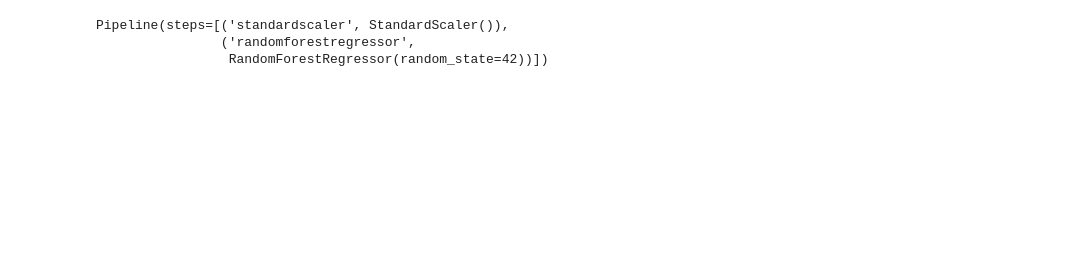
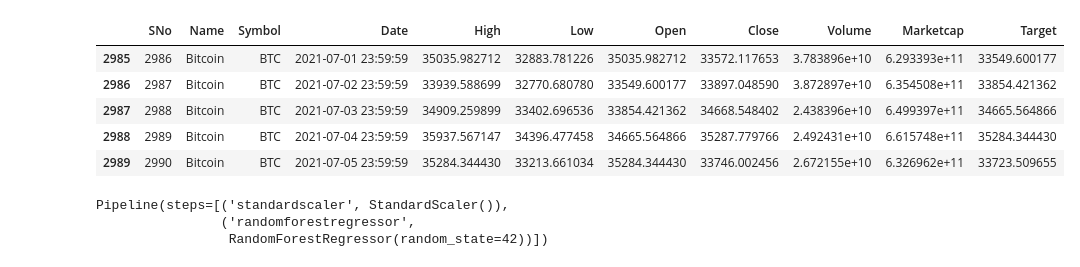
Before and after one commit to anjun-c/ml-stock-prediction, a Jupyter notebook: src/predict.ipynb, the cells around one changed output. Cells and saved outputs as stored; diff of their text form; code cells hidden in the pictures; blank space fills up the shorter version.

```diff
--- a/src/predict.ipynb
+++ b/src/predict.ipynb
@@ -20,3 +36,12 @@ data.head()
+# %%
+data.tail()
+# %% [output]
+|  | SNo | Name | Symbol | Date | High | Low | Open | Close | Volume | Marketcap | Target |
+| 2985 | 2986 | Bitcoin | BTC | 2021-07-01 23:59:59 | 35035.982712 | 32883.781226 | 35035.982712 | 33572.117653 | 3.783896e+10 | 6.293393e+11 | 33549.600177 |
+| 2986 | 2987 | Bitcoin | BTC | 2021-07-02 23:59:59 | 33939.588699 | 32770.680780 | 33549.600177 | 33897.048590 | 3.872897e+10 | 6.354508e+11 | 33854.421362 |
+| 2987 | 2988 | Bitcoin | BTC | 2021-07-03 23:59:59 | 34909.259899 | 33402.696536 | 33854.421362 | 34668.548402 | 2.438396e+10 | 6.499397e+11 | 34665.564866 |
+| 2988 | 2989 | Bitcoin | BTC | 2021-07-04 23:59:59 | 35937.567147 | 34396.477458 | 34665.564866 | 35287.779766 | 2.492431e+10 | 6.615748e+11 | 35284.344430 |
+| 2989 | 2990 | Bitcoin | BTC | 2021-07-05 23:59:59 | 35284.344430 | 33213.661034 | 35284.344430 | 33746.002456 | 2.672155e+10 | 6.326962e+11 | 33723.509655 |
 # %%
 if 'Date' in data.columns:
 	data['Date'] = pd.to_datetime(data['Date'])
```
Also changed, not shown: parts of 8 cells of this notebook, 2 other files.
